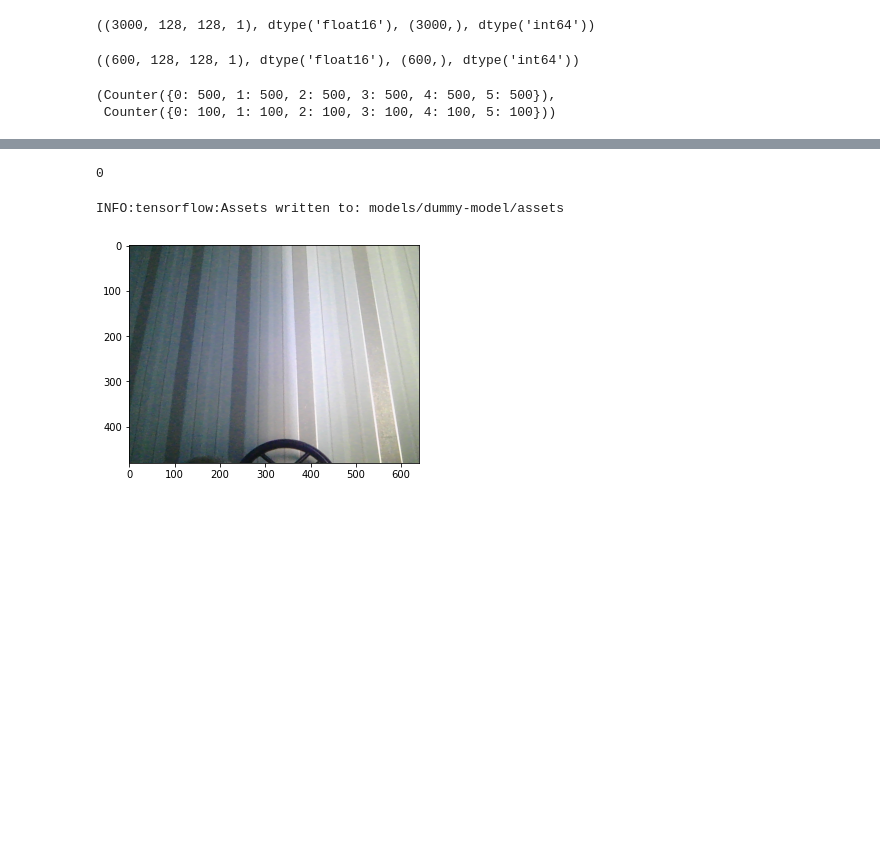
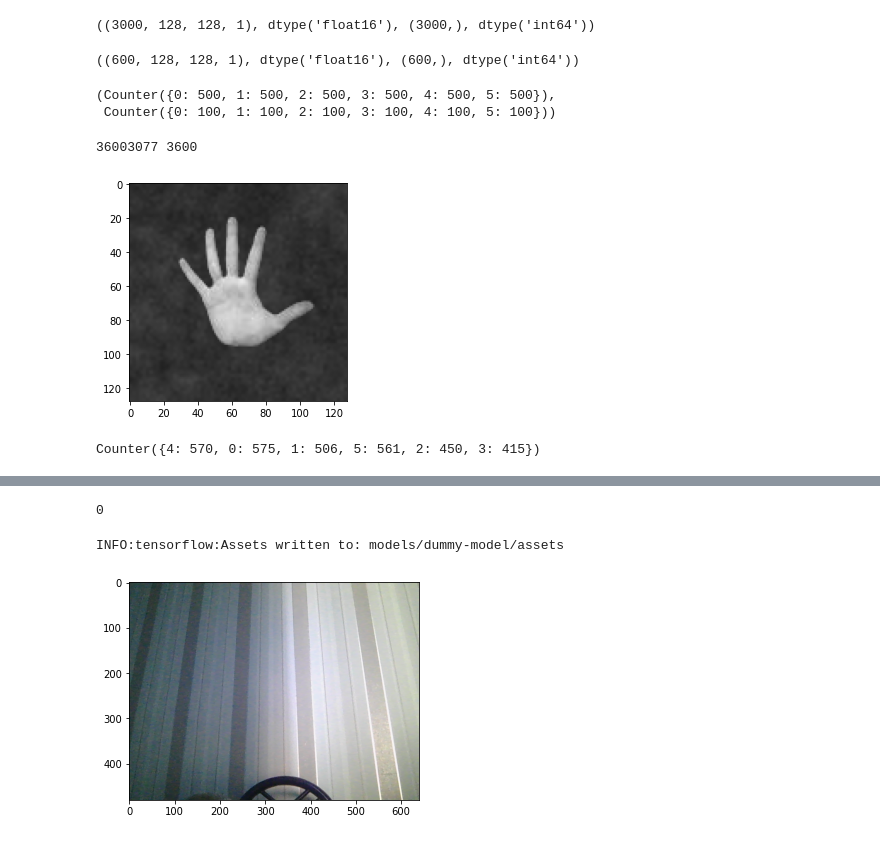
Before and after one commit to alkur-gh/finger-counter, a Jupyter notebook: playground.ipynb, the cells around one changed output, grey strips where cells are left out. Saved outputs shown, nothing was run; the diff lists cells and outputs as text; code cells hidden in the pictures; blank space fills up the shorter version.

```diff
--- a/playground.ipynb
+++ b/playground.ipynb
@@ -66,3 +71,55 @@ Counter(ytrain), Counter(ytest)
 # %% [output]
 (Counter({0: 500, 1: 500, 2: 500, 3: 500, 4: 500, 5: 500}),
  Counter({0: 100, 1: 100, 2: 100, 3: 100, 4: 100, 5: 100}))
+# %%
+mp_drawing = mp.solutions.drawing_utils
+mp_drawing_styles = mp.solutions.drawing_styles
+mp_hands = mp.solutions.hands
+# %%
+with mp_hands.Hands(static_image_mode=True) as hands:
+    count, count_all = 0, 0
+    for filename in glob.glob('images/test/*.png'):
+        count_all += 1
+        print('\r' + str(count_all), end='')
+        image = cv2.imread(filename)
+        image += np.array([30, 0, 0], dtype=np.uint8)
+        results = hands.process(image)
+        if results.multi_hand_landmarks:
+            count += 1
+            cv2.imwrite(filename.replace('images/test', 'images_colored/test'), image)
+            for hand_landmark in results.multi_hand_landmarks:
+                mp_drawing.draw_landmarks(
+                    image,
+                    hand_landmark,
+                    mp_hands.HAND_CONNECTIONS,
+                    mp_drawing_styles.get_default_hand_landmarks_style(),
+                    mp_drawing_styles.get_default_hand_connections_style(),
+                )
+
+    print(count, count_all)
+# %% [output]
+36003077 3600
+# %%
+with mp_hands.Hands(static_image_mode=True) as hands:
+#     image = cv2.cvtColor(cv2.imread('test.png'), cv2.COLOR_BGR2RGB)
+#     image = cv2.cvtColor(cv2.imread('output.jpg'), cv2.COLOR_BGR2RGB)
+    image = cv2.imread('test5.png')
+#     image += np.array([30, 0, 0], dtype=np.uint8)
+    results = hands.process(image)
+    if results.multi_hand_landmarks:
+        for hand_landmark in results.multi_hand_landmarks:
+            mp_drawing.draw_landmarks(
+                image,
+                hand_landmark,
+                mp_hands.HAND_CONNECTIONS,
+                mp_drawing_styles.get_default_hand_landmarks_style(),
+                mp_drawing_styles.get_default_hand_connections_style(),
+            )
+    plt.imshow(image)
+# %% [output]
+[figure, added]
+# %%
+X, y = read_images('images_colored/test')
+Counter(y)
+# %% [output]
+Counter({4: 570, 0: 575, 1: 506, 5: 561, 2: 450, 3: 415})
```
Also changed, not shown: parts of 14 cells of this notebook, 5 other files.
